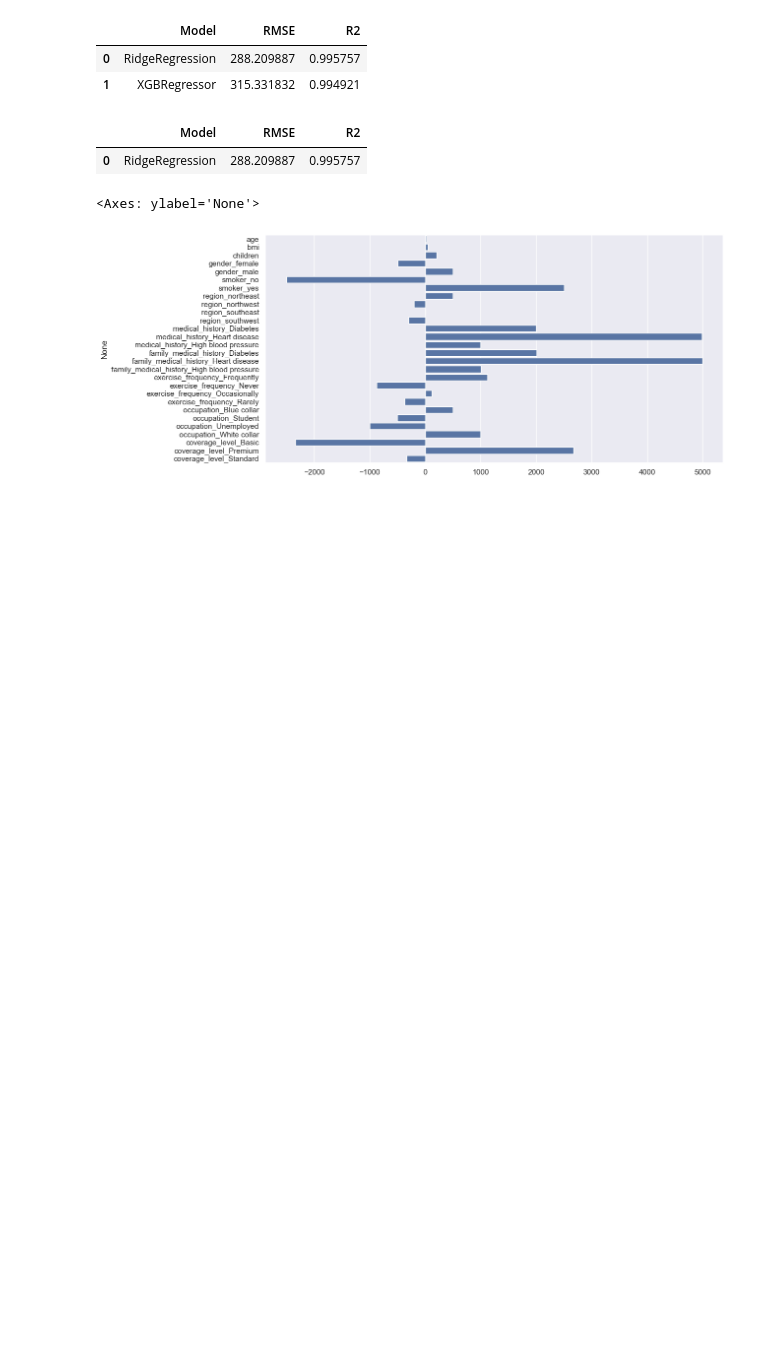
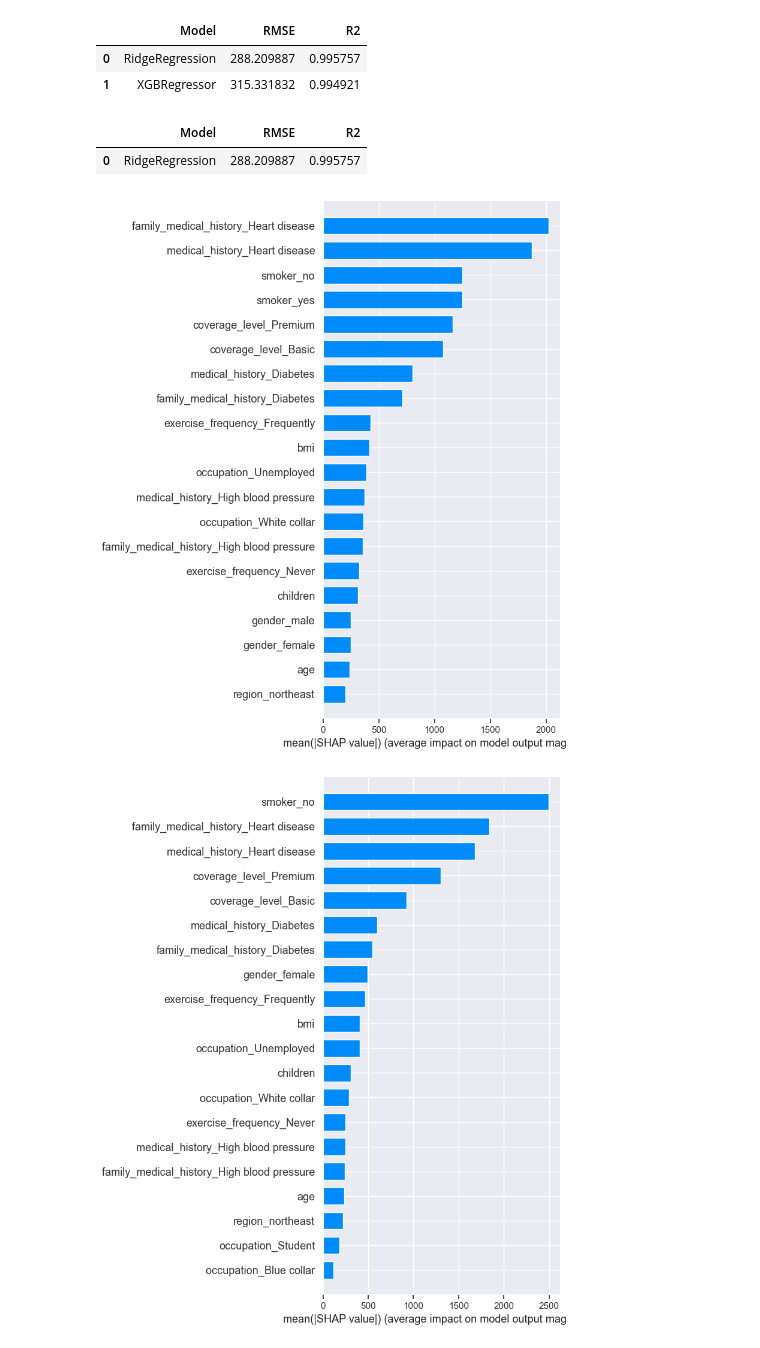
Before and after one commit to matheus-emuniz/tech_challenge_1, a Jupyter notebook: tech_challenge_final.ipynb, the cells around one changed output. Drawn from its saved outputs; the diff is of its cells as text; code cells hidden in the pictures; blank space fills up the shorter version.

Commit message:
shap

```diff
--- a/tech_challenge_final.ipynb
+++ b/tech_challenge_final.ipynb
@@ -354,8 +354,7 @@ RMSE: 288.20988703751635
 from xgboost import XGBRegressor
 from sklearn.model_selection import GridSearchCV, KFold
 
-xgb_model = XGBRegressor(objective='reg:squarederror', n_estimators=500
-, random_state=42)
+xgb_model = XGBRegressor(objective='reg:squarederror', random_state=42)
 
 param_grid = {'max_depth': [3, 5, 7, 9],
               'learning_rate': [0.4, 0.3, 0.2, 0.1, 0.01, 0.001],
@@ -411,8 +410,21 @@ best_model
 # %% [output]
 |  | Model | RMSE | R2 |
 | 0 | RidgeRegression | 288.209887 | 0.995757 |
-# %%
-sns.barplot(x=ridge_grid.best_estimator_.coef_, y=X.columns)
-# %% [output]
-<Axes: ylabel='None'>
-[figure, removed]
+# %%
+import shap
+
+X_test_df = pd.DataFrame(X_test, columns=X.columns)
+
+# SHAP Ridge
+explainer_ridge = shap.Explainer(ridge_grid.best_estimator_.predict, X_test_df)
+shap_values_ridge = explainer_ridge(X_test_df)
+
+shap.summary_plot(shap_values_ridge, X_test_df, plot_type="bar")
+# SHAP XGBRegressor
+explainer_xgb = shap.Explainer(xgb_grid.best_estimator_.predict, X_test_df)
+shap_values_xgb = explainer_xgb(X_test_df)
+
+shap.summary_plot(shap_values_xgb, X_test_df, plot_type="bar")
+# %% [output]
+[figure, added]
+[figure, added]
```
Also changed, not shown: parts of 2 cells of this notebook.
